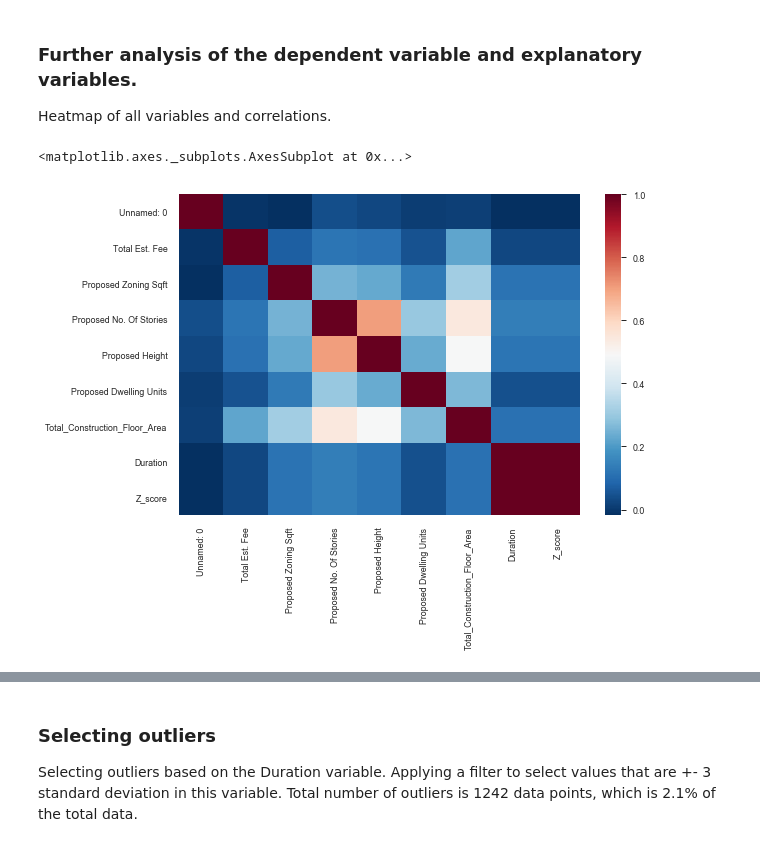
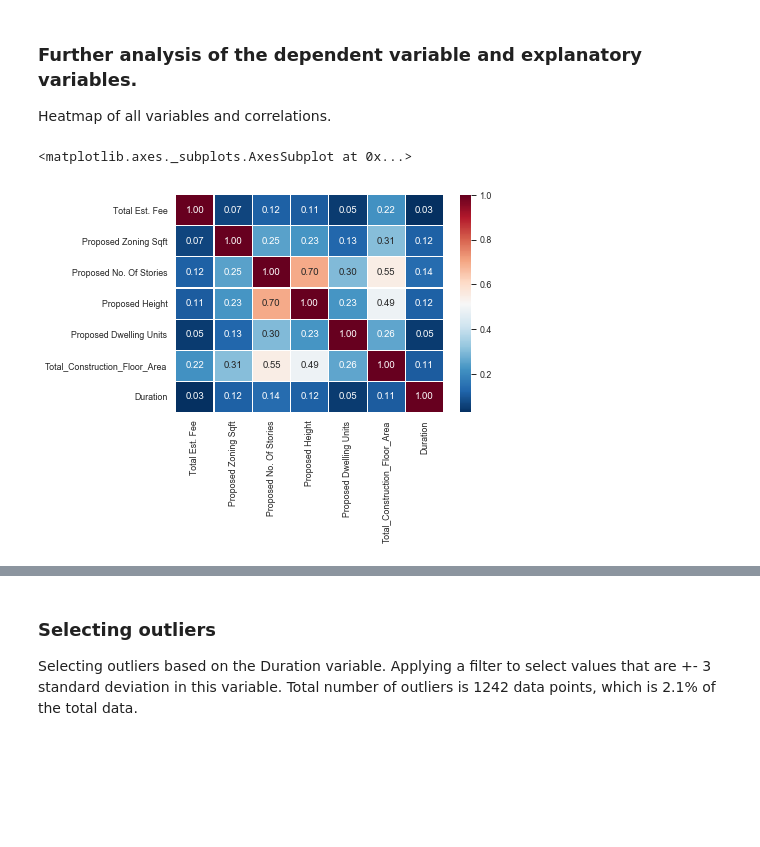
Before and after one commit to anoushavan/Capstone_1, a Jupyter notebook: code/data_story.ipynb, the cells around one changed output, grey strips where cells are left out. Saved outputs shown, nothing was run; the diff lists cells and outputs as text; code cells hidden in the pictures; blank space fills up the shorter version.

```diff
--- a/code/data_story.ipynb
+++ b/code/data_story.ipynb
@@ -681,14 +660,14 @@ plt.xlim(0,2000000)
 Heatmap of all variables and correlations.
 # %%
 import seaborn as sns
-corr = data.corr()
-sns.heatmap(corr,
+corr = data.drop(columns=['Unnamed: 0','Z_score']).corr()
+sns.heatmap(round(corr,2),
             xticklabels=corr.columns.values,
             yticklabels=corr.columns.values,
-            cmap="RdBu_r")
+            cmap="RdBu_r", annot=True, fmt='.2f', linewidths=.05)
 # %% [output]
 <matplotlib.axes._subplots.AxesSubplot at 0x...>
-[figure, old version]
+[figure, new version]
 # %%
 # Create a histogram of duration and include a statistical analysis.
 data['Duration'].plot(kind='hist', bins = 200)
```
Also changed, not shown: parts of 40 cells of this notebook.
